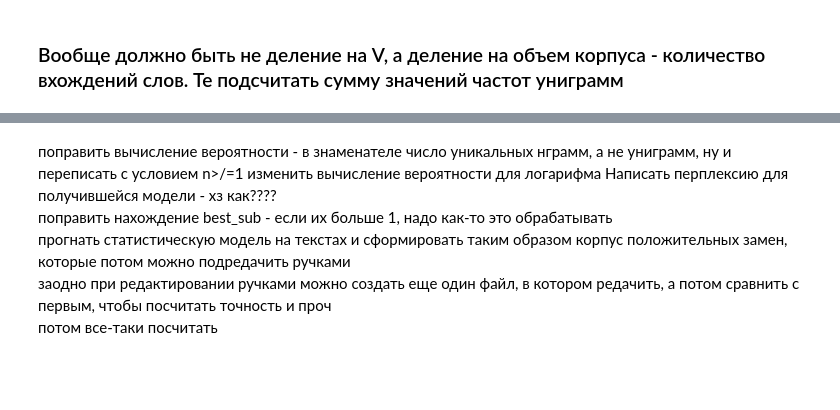
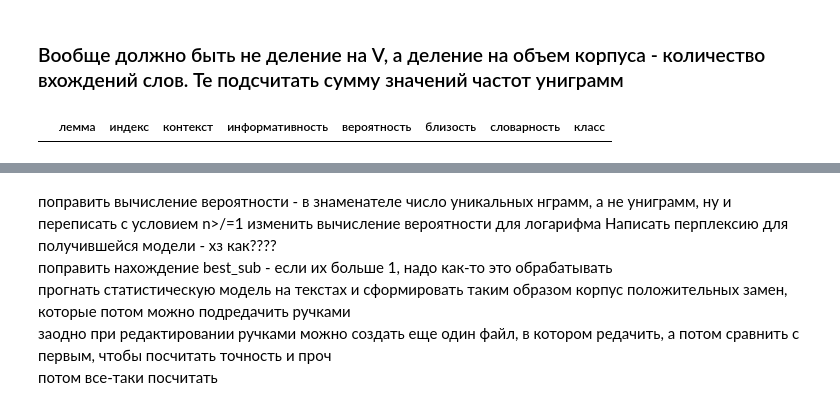
Before and after one commit to aabeloborodova/diploma, a Jupyter notebook: text_analysis.ipynb, the cells around one changed output, grey strips where cells are left out. Saved outputs shown, nothing was run; the diff lists cells and outputs as text; code cells hidden in the pictures; blank space fills up the shorter version.

```diff
--- a/text_analysis.ipynb
+++ b/text_analysis.ipynb
@@ -604,3 +651,8 @@ def context_prob(ngrams, use_log= False):
         else:
             p_context*=p
     return p_context
+# %%
+df = pd.DataFrame(columns=['лемма','индекс','контекст','информативность','вероятность','близость','словарность','класс'])
+df
+# %% [output]
+|  | лемма | индекс | контекст | информативность | вероятность | близость | словарность | класс |
```
Also changed, not shown: parts of 9 cells of this notebook, 2 other files.
